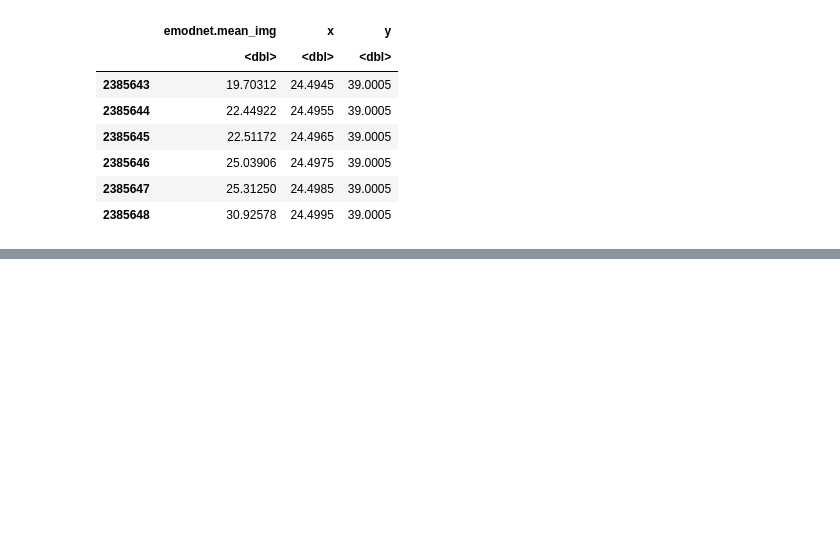
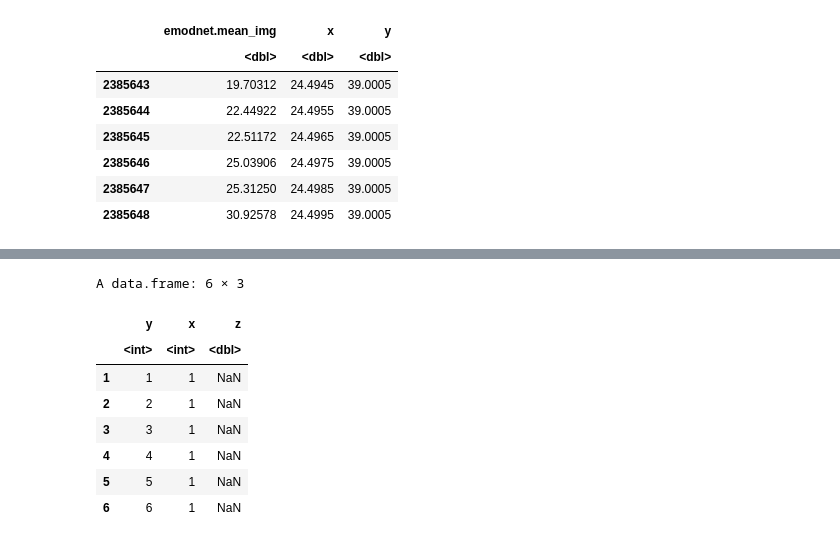
Before and after one commit to johnmays/bathymetric-data-vis, a Jupyter notebook: r_development/wcs_contour_generation.ipynb, the cells around one changed output, grey strips where cells are left out. Saved outputs shown, nothing was run; the diff lists cells and outputs as text; code cells hidden in the pictures; blank space fills up the shorter version.

```diff
--- a/r_development/wcs_contour_generation.ipynb
+++ b/r_development/wcs_contour_generation.ipynb
@@ -107,0 +172,12 @@ It looks like the data frame, structured `intensity, x, y` like `bathy` would be
+# %%
+head(df_img_contours)
+# %% [output]
+A data.frame: 6 × 3
+|  | y | x | z |
+|  | <int> | <int> | <dbl> |
+| 1 | 1 | 1 | NaN |
+| 2 | 2 | 1 | NaN |
+| 3 | 3 | 1 | NaN |
+| 4 | 4 | 1 | NaN |
+| 5 | 5 | 1 | NaN |
+| 6 | 6 | 1 | NaN |
```
Also changed, not shown: parts of 17 cells of this notebook, 1 other file.
